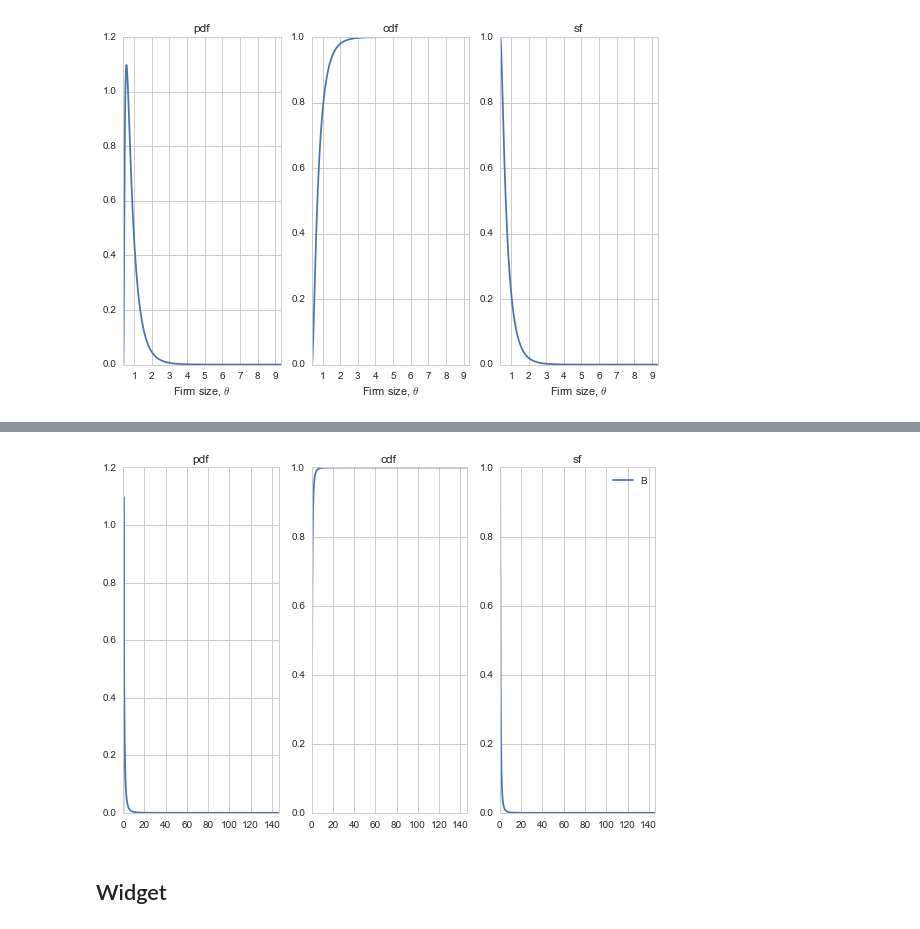
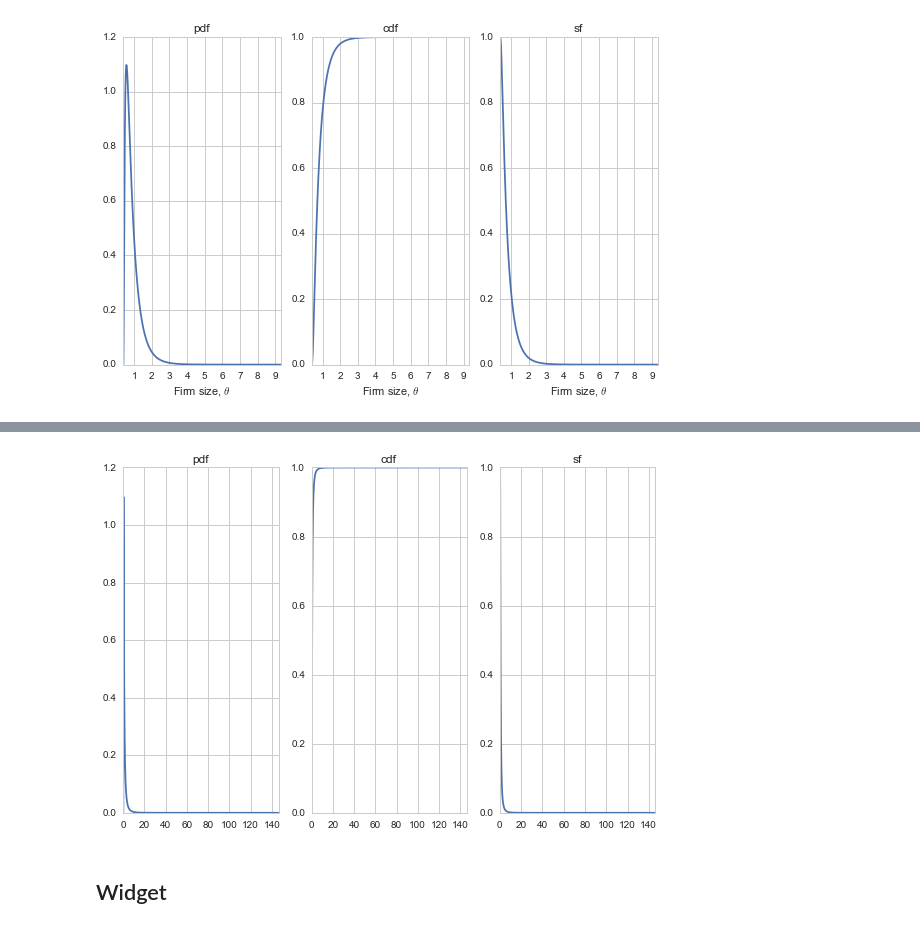
Before and after one commit to davidrpugh/assortative-matching, a Jupyter notebook: examples/positive-assortative-matching.ipynb, the cells around one changed output, grey strips where cells are left out. Saved outputs shown, nothing was run; the diff lists cells and outputs as text; code cells hidden in the pictures.

```diff
--- a/examples/positive-assortative-matching.ipynb
+++ b/examples/positive-assortative-matching.ipynb
@@ -259,19 +264,21 @@ plt.show()
 # %%
 fig, axes = plt.subplots(1, 3)
-
-viz.factor_payment_2_pdf.plot(ax=axes[0])
+factor_payment_2_pdf = viz.compute_pdf('factor_payment_2')
+factor_payment_2_pdf.plot(ax=axes[0])
 axes[0].set_title(r'pdf')
 
-viz.factor_payment_2_cdf.plot(ax=axes[1])
+factor_payment_2_cdf = viz.compute_cdf(factor_payment_2_pdf)
+factor_payment_2_cdf.plot(ax=axes[1])
 axes[1].set_title(r'cdf')
 
-viz.factor_payment_2_sf.plot(ax=axes[2], label="B")
+factor_payment_2_sf = viz.compute_sf(factor_payment_2_cdf)
+factor_payment_2_sf.plot(ax=axes[2])
 axes[2].set_title(r'sf')
-axes[2].legend(loc='best', frameon=False)
+
 plt.tight_layout()
 plt.show()
 # %% [output]
-[figure, old version]
+[figure, new version]
 # %% [markdown]
 ## Widget
 # %%
```
Also changed, not shown: parts of 3 cells of this notebook, 1 other file.
